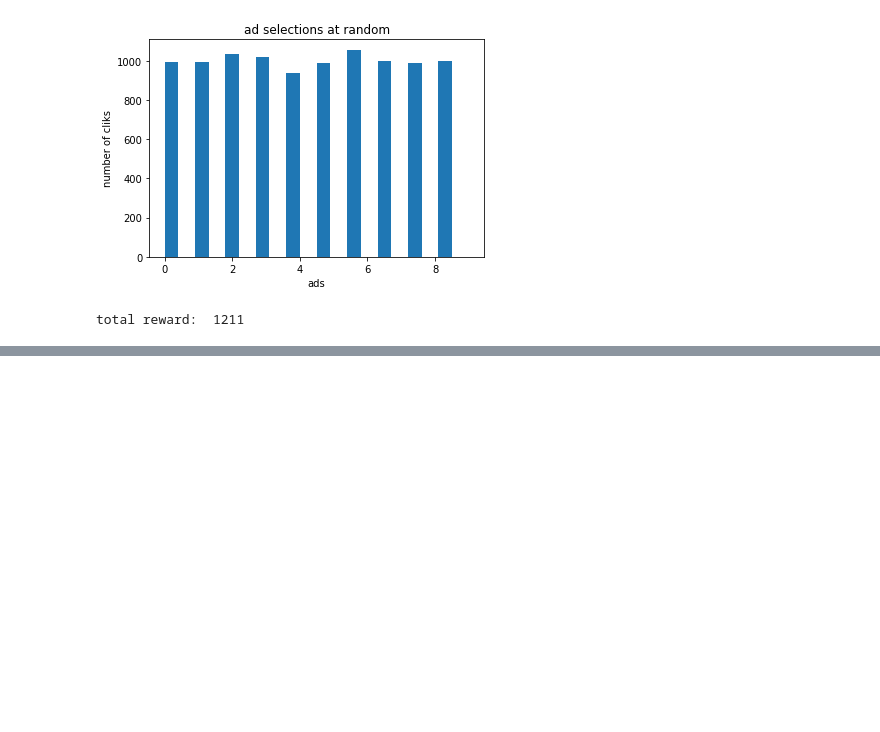
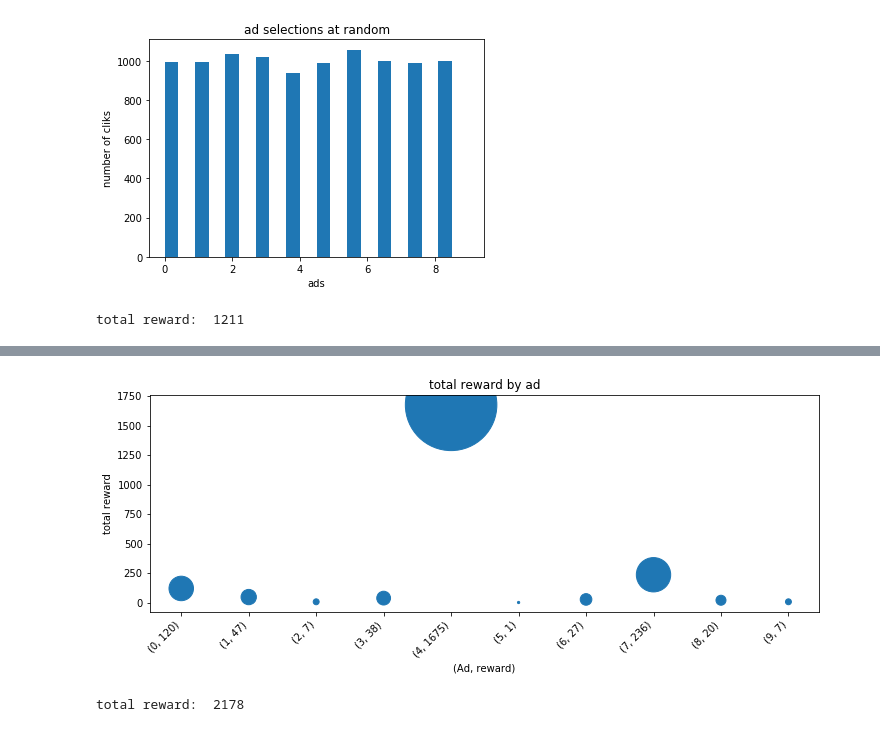
Before and after one commit to darrahts/machinelearning, a Jupyter notebook: reinforcementLearning/reinforcementLearning.ipynb, the cells around one changed output, grey strips where cells are left out. Saved outputs shown, nothing was run; the diff lists cells and outputs as text; code cells hidden in the pictures; blank space fills up the shorter version.

```diff
--- a/reinforcementLearning/reinforcementLearning.ipynb
+++ b/reinforcementLearning/reinforcementLearning.ipynb
@@ -112,3 +113,16 @@ total reward:  2178
+# %%
+size = [x*5 for x in rewards]
+plt.figure(figsize=(12,4))
+plt.scatter(np.arange(0, len(rewards)), rewards, s=size)
+plt.title('total reward by ad')
+plt.xlabel('(Ad, reward)')
+plt.xticks(np.arange(0, len(rewards)), zip(np.arange(0, len(rewards)), [int(x) for x in rewards]), ha='right', rotation=45)
+plt.ylabel('total reward')
+plt.show()
+print("total reward: ", totalReward)
+# %% [output]
+[figure, added]
+total reward:  2178
 # %%
 factor = 10
 displayed = []
```
Also changed, not shown: parts of 7 cells of this notebook.
